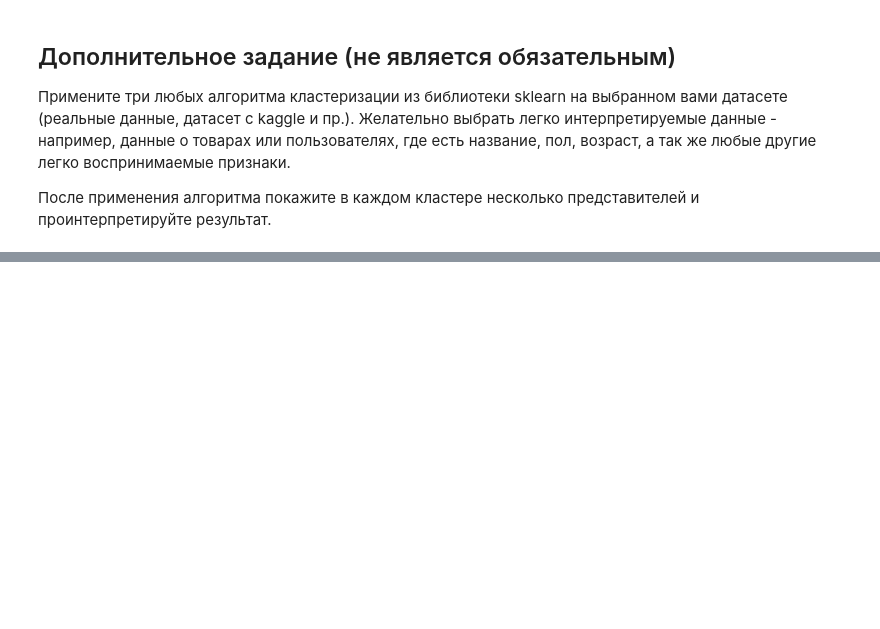
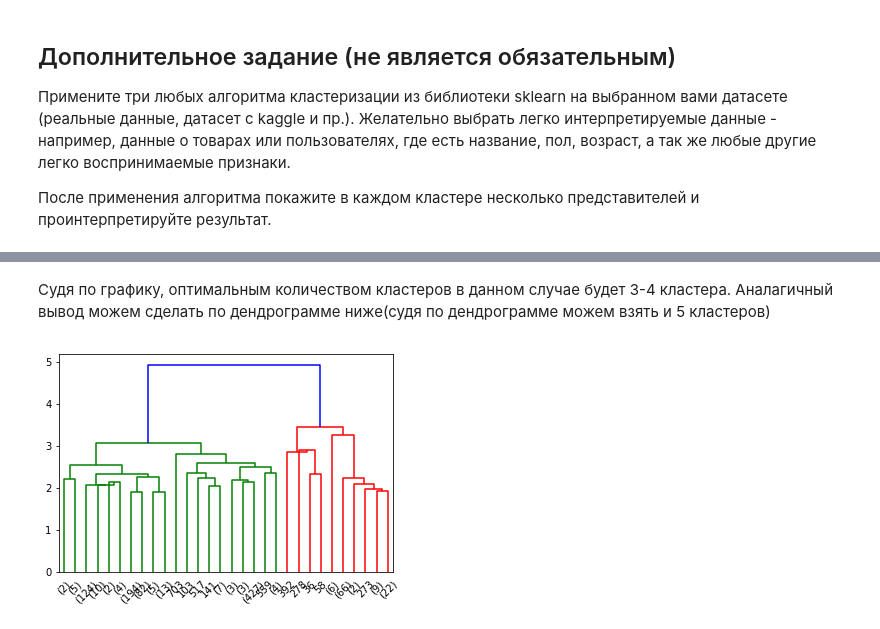
Before and after one commit to mmariyavyatkina/otus_course, a Jupyter notebook: Module 2/HW2/homework-clustering.ipynb, the cells around one changed output, grey strips where cells are left out. Saved outputs shown, nothing was run; the diff lists cells and outputs as text; code cells hidden in the pictures; blank space fills up the shorter version.

```diff
--- a/Module 2/HW2/homework-clustering.ipynb
+++ b/Module 2/HW2/homework-clustering.ipynb
@@ -304,0 +446,11 @@ plt.show()
+# %% [markdown]
+Судя по графику, оптимальным количеством кластеров в данном случае будет 3-4 кластера. Аналагичный вывод можем сделать по дендрограмме ниже(судя по дендрограмме можем взять и 5 кластеров)
+# %%
+from scipy.cluster.hierarchy import dendrogram, linkage
+
+Z = linkage(X, method='centroid', metric='euclidean')
+
+fig, ax = plt.subplots(1, 1)
+dend = dendrogram(Z, ax=ax, truncate_mode='lastp')
+# %% [output]
+[figure, added]
```
Also changed, not shown: parts of 29 cells of this notebook, 5 other files.
